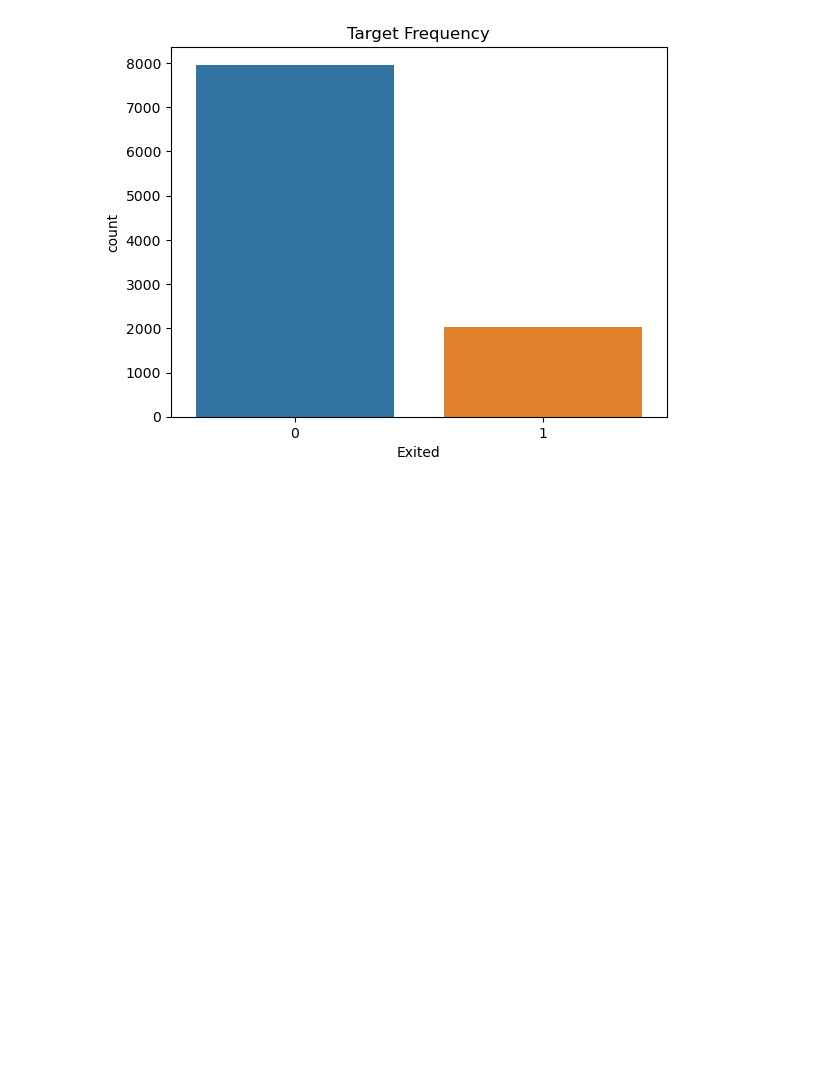
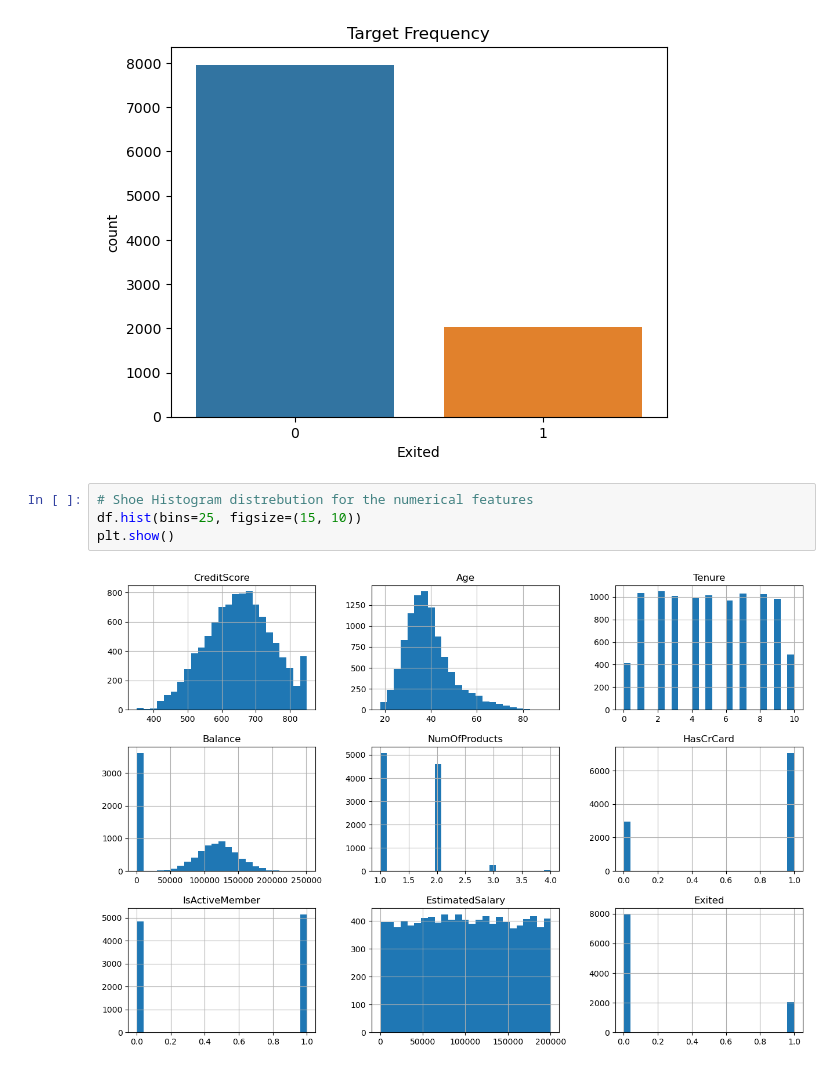
Before and after one commit to MohammedHamza0/churn-Classfication-, a Jupyter notebook: notebook/notebook.ipynb, the cells around one changed output. Drawn from its saved outputs; the diff is of its cells as text; blank space fills up the shorter version.

```diff
--- a/notebook/notebook.ipynb
+++ b/notebook/notebook.ipynb
@@ -110,3 +110,9 @@ plt.title("Target Frequency")
 plt.show()
 # %% [output]
 [figure]
+# %%
+# Shoe Histogram distrebution for the numerical features
+df.hist(bins=25, figsize=(15, 10))
+plt.show()
+# %% [output]
+[figure, added]
```
Also changed, not shown: parts of 16 cells of this notebook.
